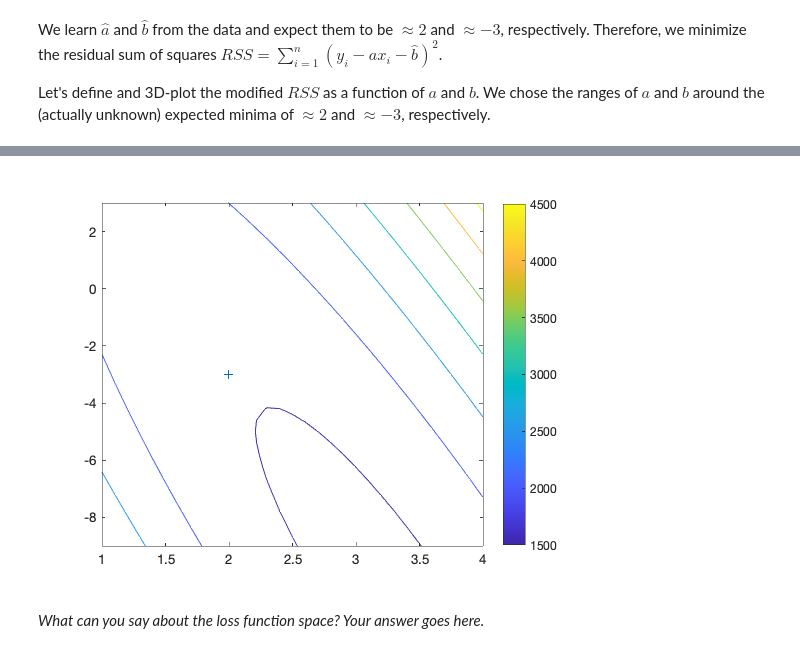
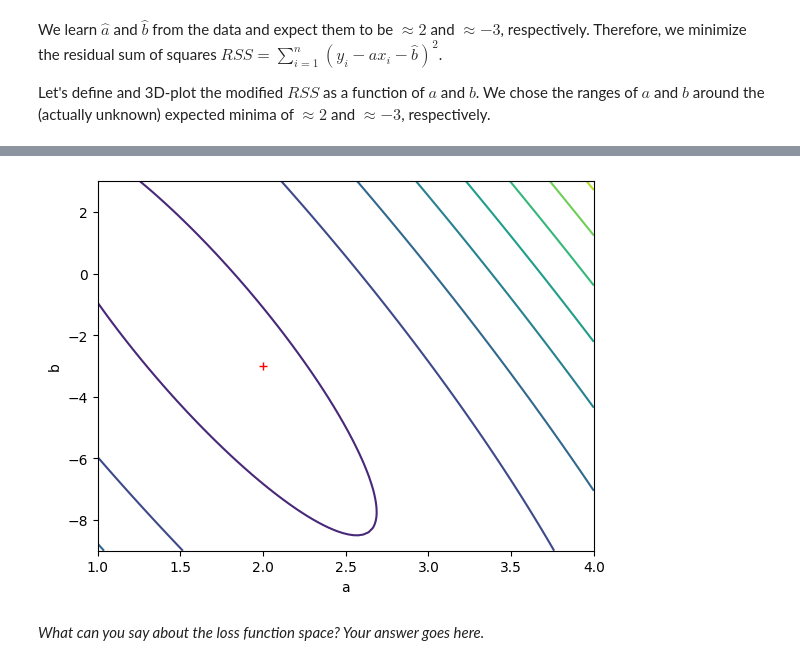
Before and after one commit to kallefrisk/Schoolwork, a Jupyter notebook: Python/DeepLearning/Numerical Linear Regression.ipynb, the cells around one changed output, grey strips where cells are left out. Saved outputs shown, nothing was run; the diff lists cells and outputs as text; code cells hidden in the pictures.

Commit message:
Plotted the contour lines of the RSS.

```diff
--- a/Python/DeepLearning/Numerical Linear Regression.ipynb
+++ b/Python/DeepLearning/Numerical Linear Regression.ipynb
@@ -213,9 +215,13 @@ plt.show()
-# %%
-plot3d(f, A, B, false) %3D contour
-hold on
-plot(a0,b0,'+')
-# %% [output]
-[figure, removed]
+# %%
+fig = plt.figure(8)
+ax = plt.axes()
+ax.contour(A, B, rss2(A, B, X, Y))
+ax.plot(a0, b0, "r+")
+ax.set_xlabel("a")
+ax.set_ylabel("b")
+plt.show()
+# %% [output]
+[figure, added]
 # %% [markdown]
 *What can you say about the loss function space? Your answer goes here.*
 # %% [markdown]
```
Also changed, not shown: parts of 1 cell of this notebook.
